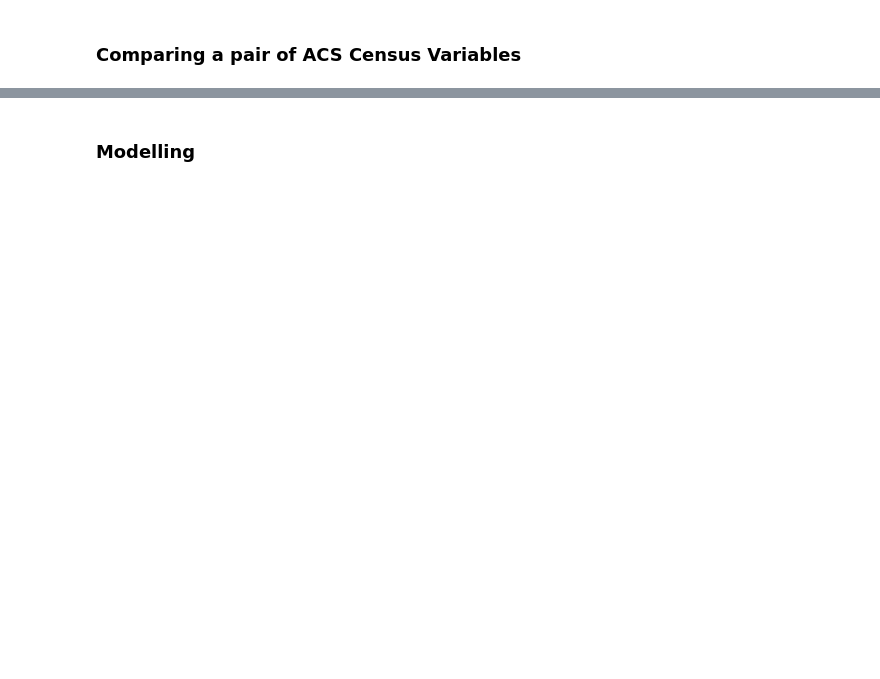
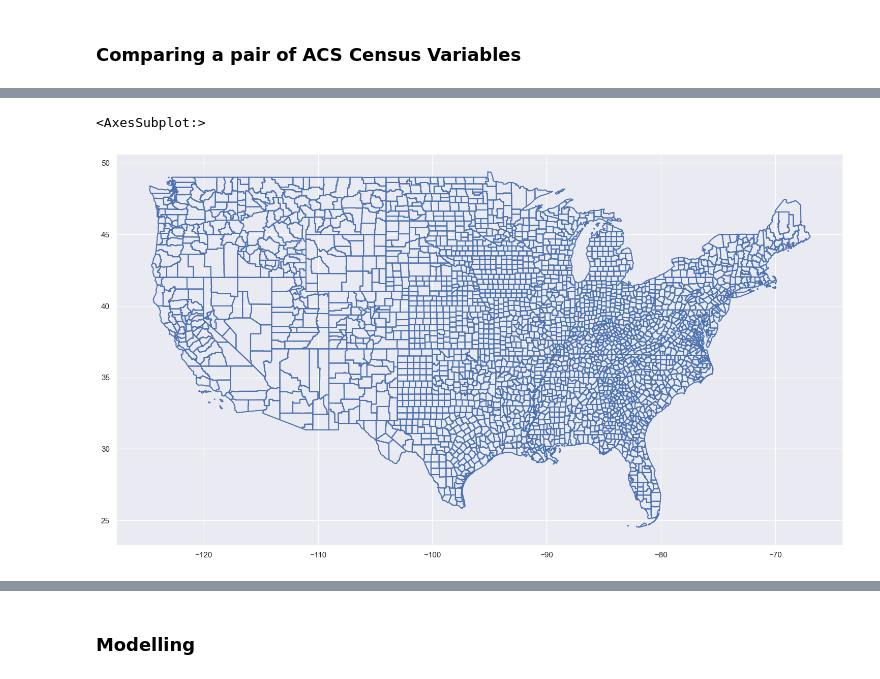
Before and after one commit to marquisvictor/GeogWCC, a Jupyter notebook: Use Case 1. GW CC Paper.ipynb, the cells around one changed output, grey strips where cells are left out. Cells and saved outputs as stored; diff of their text form; code cells hidden in the pictures; blank space fills up the shorter version.

```diff
--- a/Use Case 1. GW CC Paper.ipynb
+++ b/Use Case 1. GW CC Paper.ipynb
@@ -103 +42,24 @@ newgdf.head()
+# %%
+counties = gpd.read_file('https://cdn.jsdelivr.net/npm/us-atlas@3/counties-10m.json')\
+                                                                            .sort_values(by='id').reset_index(drop=True)
+
+empty = counties['geometry'].is_empty
+counties_non_empty = counties[~empty]
+
+counties_non_empty['lon'] = counties_non_empty['geometry'].centroid.x
+counties_non_empty['lat'] = counties_non_empty['geometry'].centroid.y
+counties_non_empty['id'] = counties_non_empty['id'].astype('int')
+# %%
+data = df.merge(counties_non_empty, left_on='GEOID', right_on='id', how='inner')
+# %%
+data.drop(['name', 'id'], axis=1, inplace=True)
+data.drop(data[(data.GEOID >= 15000) & (data.GEOID < 16000)].index, inplace=True)
+data.drop(data[(data.GEOID >= 2000) & (data.GEOID < 4000)].index, inplace=True)
+# %%
+newgdf = GeoDataFrame(data, crs="EPSG:4326")  # change the EPSG, see whether the result changes
+# %%
+newgdf.boundary.plot()
+# %% [output]
+<AxesSubplot:>
+[figure, added]
 # %%
```
Also changed, not shown: parts of 29 cells of this notebook, 4 other files.
